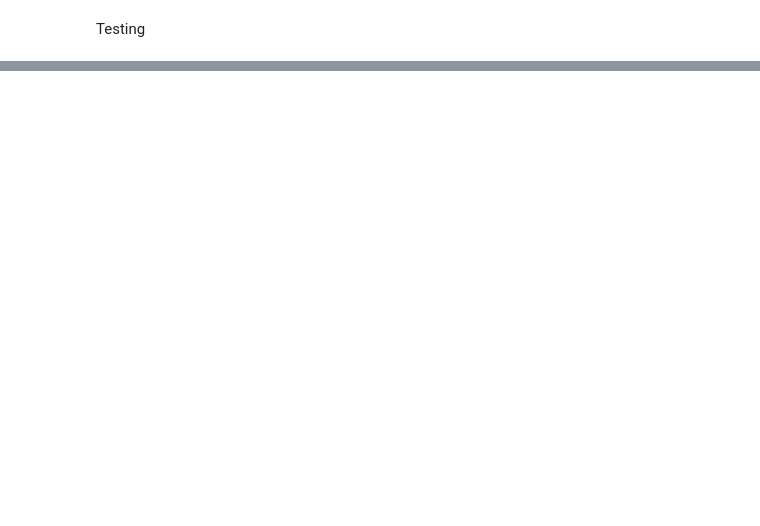
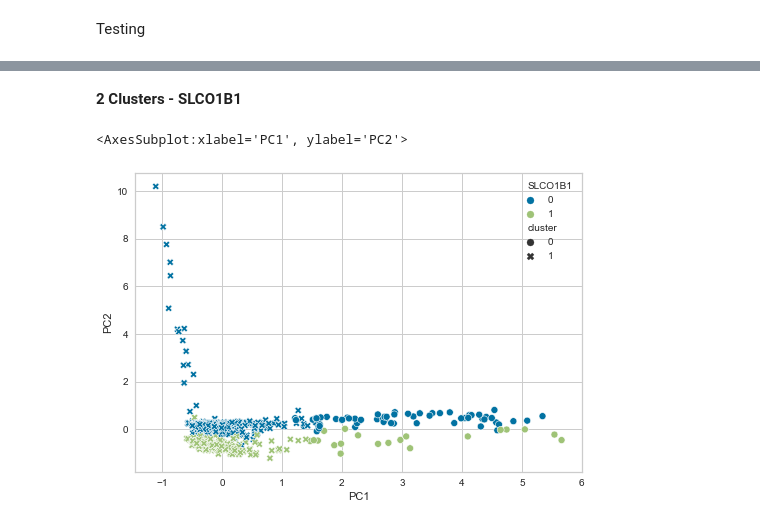
Before and after one commit to ray2g/Data-Mining-Projects, a Jupyter notebook: Project/project_script.ipynb, the cells around one changed output, grey strips where cells are left out. Drawn from its saved outputs; the diff is of its cells as text; code cells hidden in the pictures; blank space fills up the shorter version.

```diff
--- a/Project/project_script.ipynb
+++ b/Project/project_script.ipynb
@@ -182,0 +396,9 @@ Top 10 rules with greater support:
+# %%
+kmeans = KMeans(n_clusters=2, random_state=42)
+
+cluster_targets = biotargets_df.copy(deep=True)
+cluster_targets['cluster'] = kmeans.fit_predict(biotargets_df)
+
+print("The lowest SSE value:",kmeans.inertia_,"\n\n",
+      "Final locations of the centroid:","\n",kmeans.cluster_centers_,"\n\n",
+      "The number of iterations required to converge:",kmeans.n_iter_)
@@ -182,0 +415,2 @@ Top 10 rules with greater support:
+# %%
+pca = pd.DataFrame(PCA(n_components=2).fit_transform(biotargets_df), columns= ["PC1","PC2"])
@@ -182,0 +433,4 @@ Top 10 rules with greater support:
+# %%
+pca_targets = pd.concat([pca.reset_index(drop=True), cluster_targets.reset_index(drop=True)], axis=1)
+pca_targets = pd.concat([mlabels_df.reset_index(drop=True), pca_targets.reset_index(drop=True)], axis=1)
+pca_targets
@@ -182,0 +451,7 @@ Top 10 rules with greater support:
+# %% [markdown]
+**2 Clusters - SLCO1B1**
+# %%
+sns.scatterplot(data = pca_targets, x = "PC1", y = "PC2", hue = "SLCO1B1", style="cluster")
+# %% [output]
+<AxesSubplot:xlabel='PC1', ylabel='PC2'>
+[figure, added]
```
Also changed, not shown: parts of 68 cells of this notebook.
